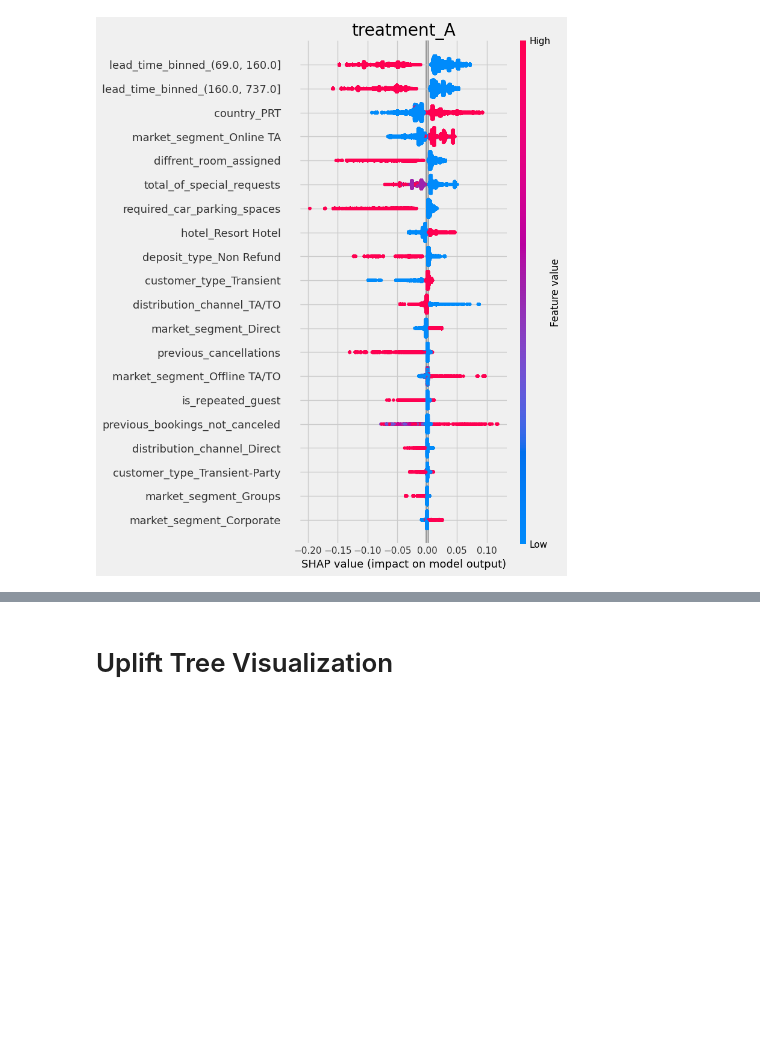
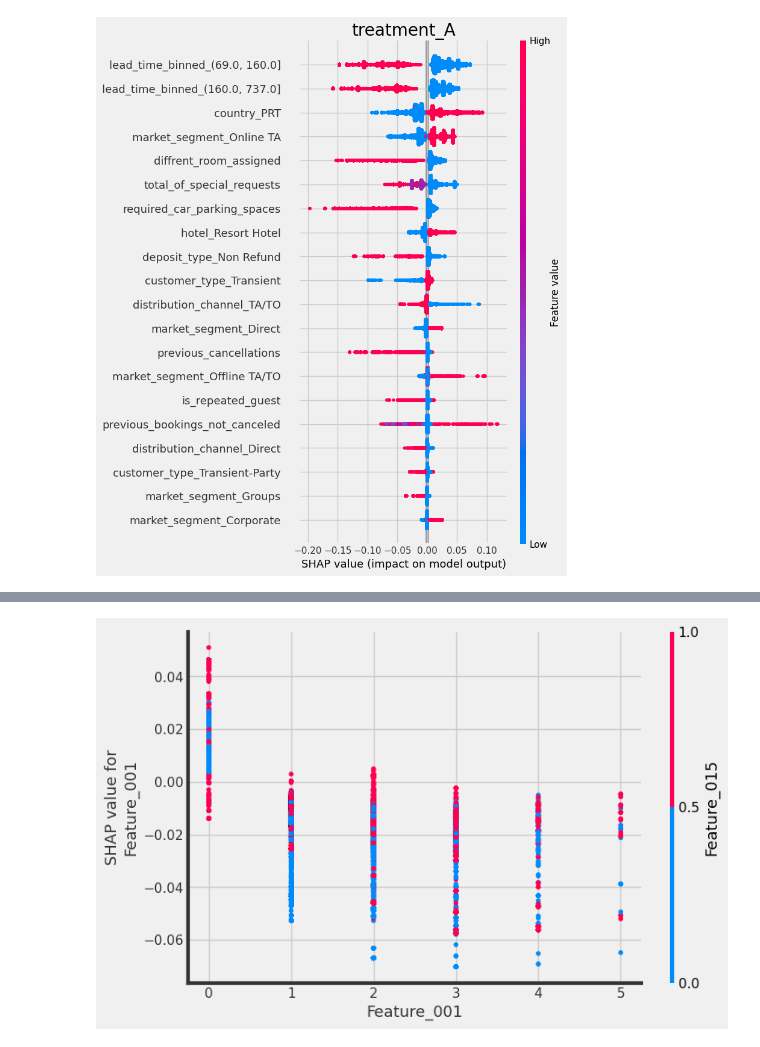
Before and after one commit to krishangupta33/Causal-Inference, a Jupyter notebook: Causal_ML.ipynb, the cells around one changed output, grey strips where cells are left out. Saved outputs shown, nothing was run; the diff lists cells and outputs as text; code cells hidden in the pictures; blank space fills up the shorter version.

```diff
--- a/Causal_ML.ipynb
+++ b/Causal_ML.ipynb
@@ -567,12 +560,8 @@ And if memory is not enough, you can set `force_col_wise=true`.
 # %%
-
-
-# Plot shap values WITH specifying shap_dict
-slearner.plot_shap_values(X=X, shap_dict=shap_slearner)
-
 # interaction_idx set to 'auto' (searches for feature with greatest approximate interaction)
 slearner.plot_shap_dependence(treatment_group='treatment_A',
 feature_idx=1,
 X=X,
 tau=slearner_tau,
 interaction_idx='auto')
+# %% [output]
@@ -579,2 +585 @@ interaction_idx='auto')
+[figure, added]
-# %% [markdown]
-# Uplift Tree Visualization
```
Also changed, not shown: parts of 6 cells of this notebook.
